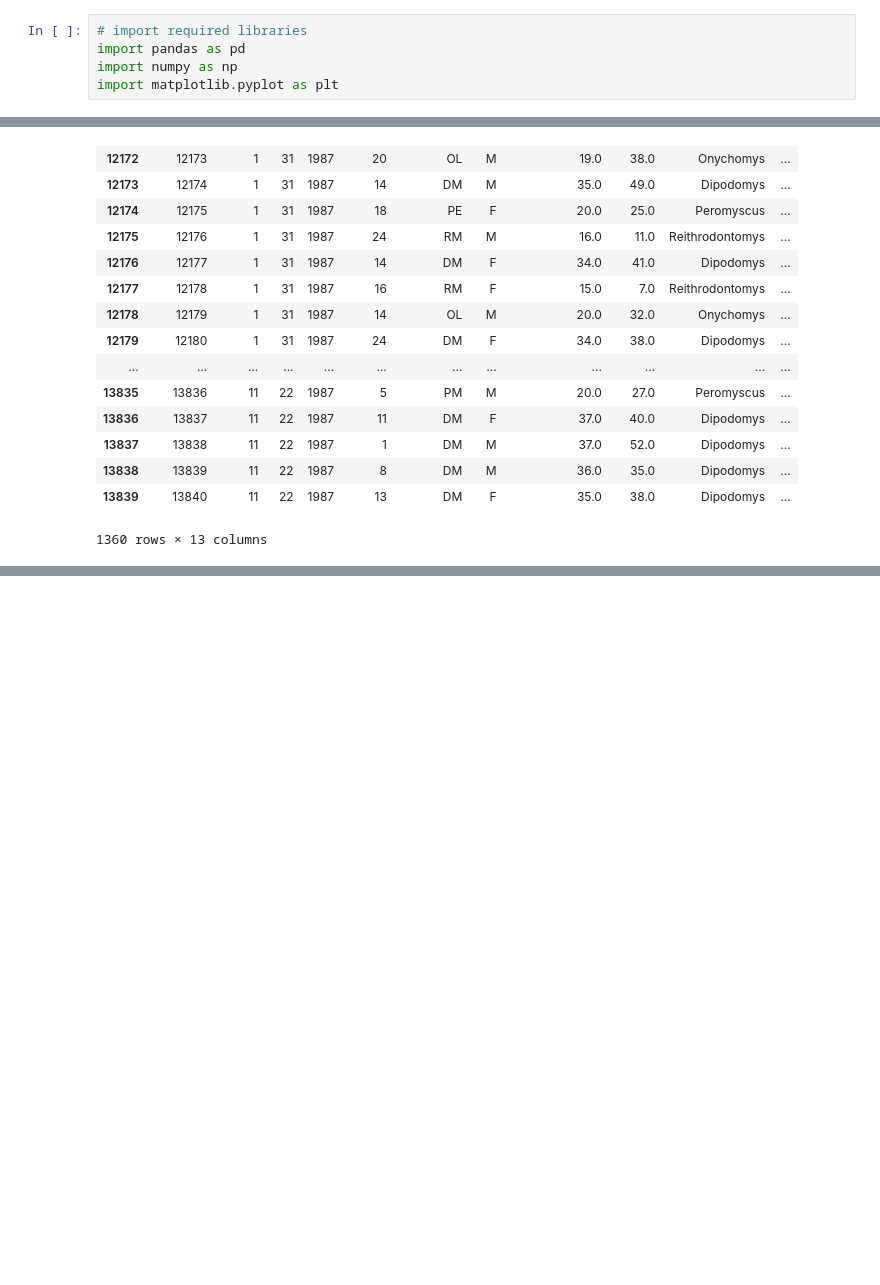
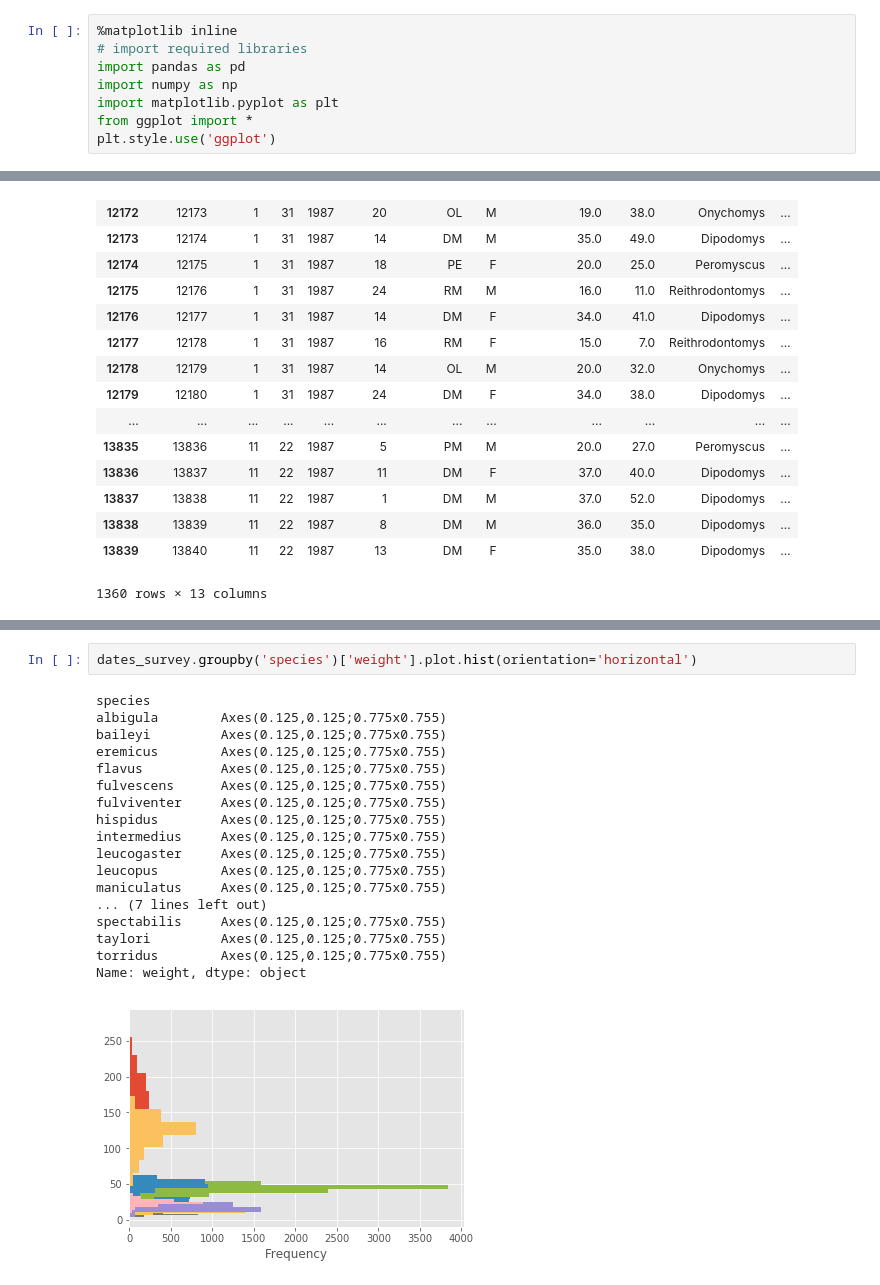
Before and after one commit to NCSU-Libraries/pandas-code4lib-2017, a Jupyter notebook: notebooks/workshop_2.ipynb, the cells around one changed output, grey strips where cells are left out. Saved outputs shown, nothing was run; the diff lists cells and outputs as text; blank space fills up the shorter version.

Commit message:
add visualizations

```diff
--- a/notebooks/workshop_2.ipynb
+++ b/notebooks/workshop_2.ipynb
@@ -1,8 +1,11 @@
 # %%
+%matplotlib inline
 # import required libraries
 import pandas as pd
 import numpy as np
 import matplotlib.pyplot as plt
+from ggplot import *
+plt.style.use('ggplot')
 # %% [markdown]
 # Code4Lib 2017 Workshop Part 2
 
@@ -302,0 +345,21 @@ dates_survey[(dates_survey['date'] > '1987-01-01') & (dates_survey['date'] < '19
+# %%
+dates_survey.groupby('species')['weight'].plot.hist(orientation='horizontal')
+# %% [output]
+species
+albigula        Axes(0.125,0.125;0.775x0.755)
+baileyi         Axes(0.125,0.125;0.775x0.755)
+eremicus        Axes(0.125,0.125;0.775x0.755)
+flavus          Axes(0.125,0.125;0.775x0.755)
+fulvescens      Axes(0.125,0.125;0.775x0.755)
+fulviventer     Axes(0.125,0.125;0.775x0.755)
+hispidus        Axes(0.125,0.125;0.775x0.755)
+intermedius     Axes(0.125,0.125;0.775x0.755)
+leucogaster     Axes(0.125,0.125;0.775x0.755)
+leucopus        Axes(0.125,0.125;0.775x0.755)
+maniculatus     Axes(0.125,0.125;0.775x0.755)
+... (7 lines left out)
+spectabilis     Axes(0.125,0.125;0.775x0.755)
+taylori         Axes(0.125,0.125;0.775x0.755)
+torridus        Axes(0.125,0.125;0.775x0.755)
+Name: weight, dtype: object
+[figure, added]
```
Also changed, not shown: parts of 16 cells of this notebook.
